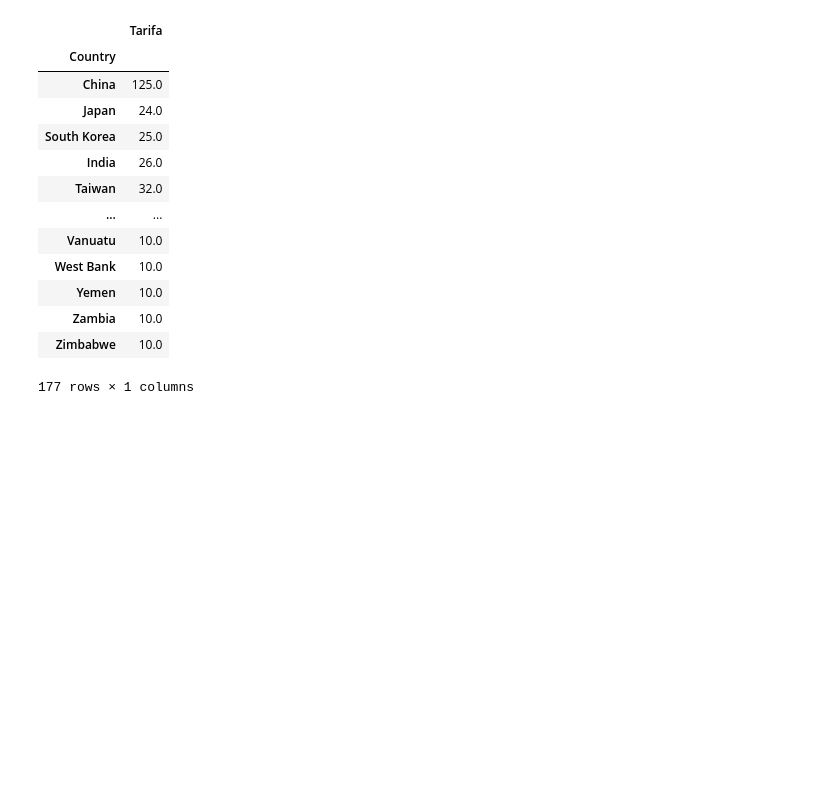
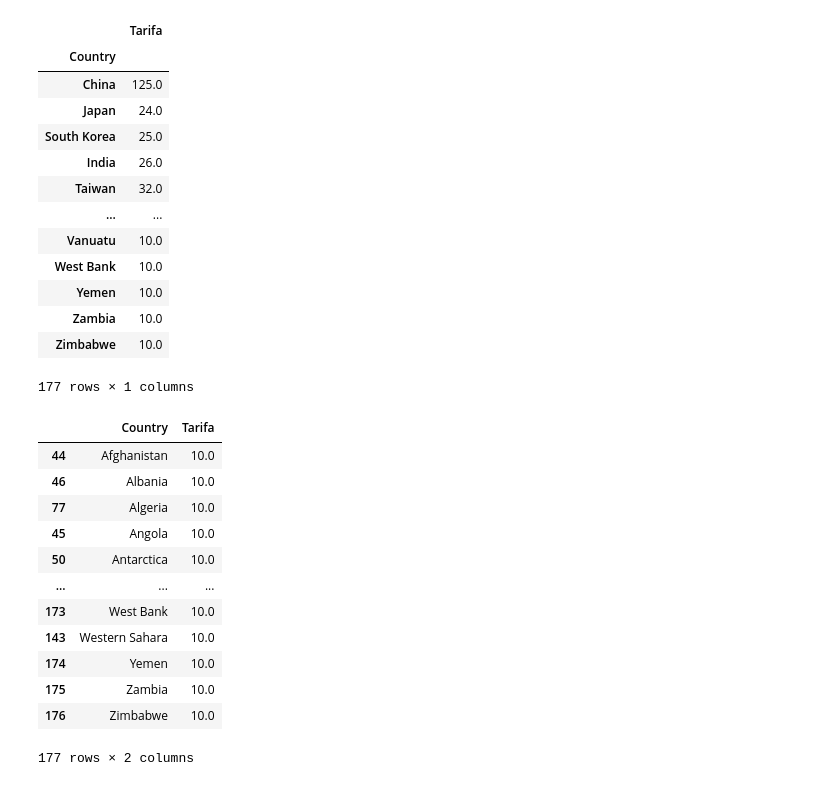
Before and after one commit to Felipe0899/Projeto-Certificacao-I, a Jupyter notebook: auxiliares/mapa_aliquotas.ipynb, the cells around one changed output. Saved outputs shown, nothing was run; the diff lists cells and outputs as text; code cells hidden in the pictures; blank space fills up the shorter version.

```diff
--- a/auxiliares/mapa_aliquotas.ipynb
+++ b/auxiliares/mapa_aliquotas.ipynb
@@ -95,6 +95,26 @@ a
 | Zambia | 10.0 |
 | Zimbabwe | 10.0 |
 177 rows × 1 columns
+# %%
+a.reset_index(inplace=True)
+# %%
+# Sort the DataFrame by the 'Country' column
+a.sort_values(by='Country', inplace=True)
+a
+# %% [output]
+|  | Country | Tarifa |
+| 44 | Afghanistan | 10.0 |
+| 46 | Albania | 10.0 |
+| 77 | Algeria | 10.0 |
+| 45 | Angola | 10.0 |
+| 50 | Antarctica | 10.0 |
+| ... | ... | ... |
+| 173 | West Bank | 10.0 |
+| 143 | Western Sahara | 10.0 |
+| 174 | Yemen | 10.0 |
+| 175 | Zambia | 10.0 |
+| 176 | Zimbabwe | 10.0 |
+177 rows × 2 columns
 # %%
 m = folium.Map(
     location=[20, 0],
```
Also changed, not shown: parts of 1 cell of this notebook.
